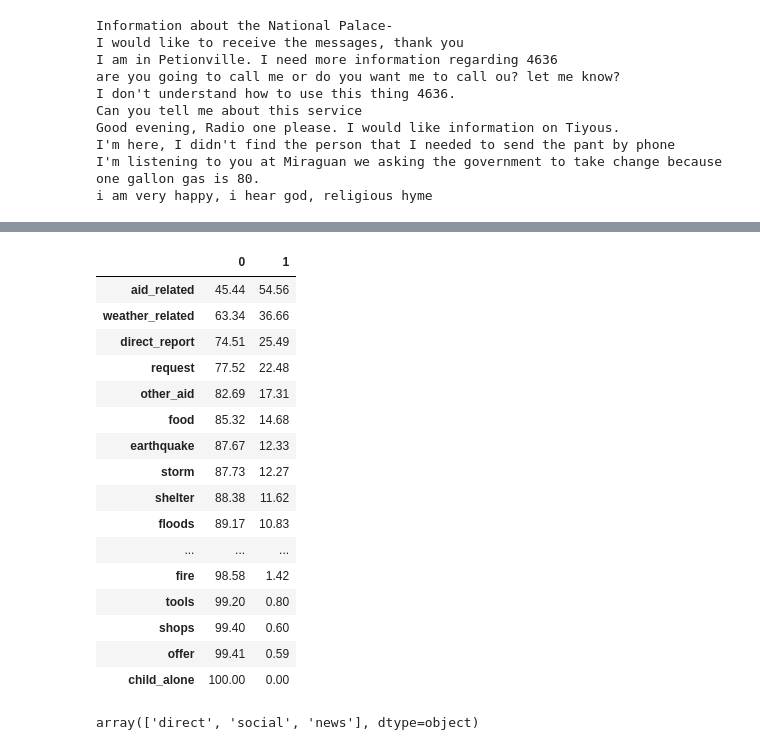
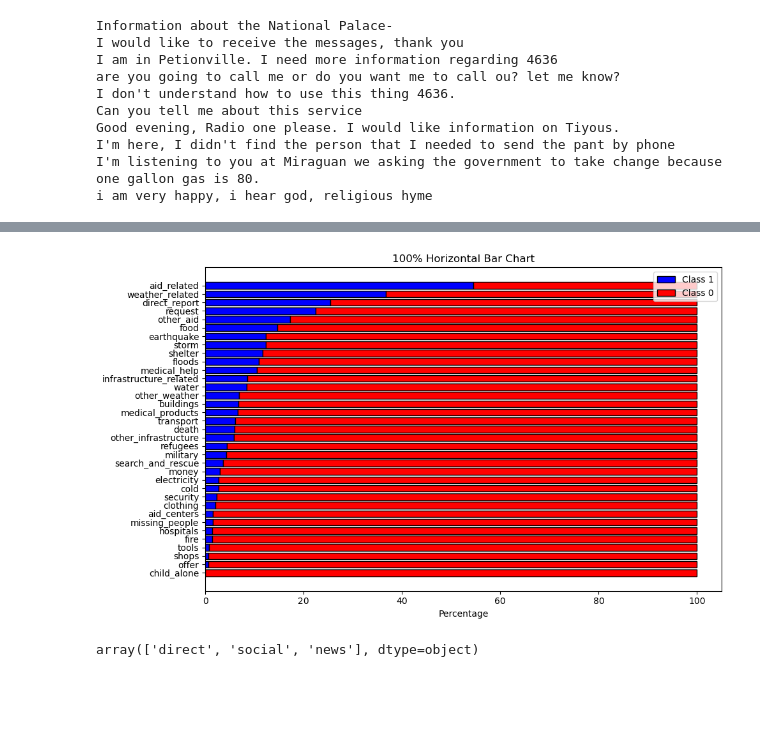
Before and after one commit to danielsbraga/project-disaster-response, a Jupyter notebook: EDA.ipynb, the cells around one changed output, grey strips where cells are left out. Drawn from its saved outputs; the diff is of its cells as text; code cells hidden in the pictures; blank space fills up the shorter version.

Commit message:
New EDA analysis

```diff
--- a/EDA.ipynb
+++ b/EDA.ipynb
@@ -91,27 +110,31 @@ plt.show()
-# %%
-#Analyse related features classification proportion
-count_features_classification = related_messages_features.apply(pd.Series.value_counts).fillna(0).astype(int).T/related_messages_features.shape[0]
-(count_features_classification*100).round(2).sort_values(by=[1],ascending=False)
-#The table shows that the more lines refer to a feature, the greater the chance that it has a balanced relationship between 0 and 1.
-# Therefore, the higher quality the data has for our model
-# %% [output]
-|  | 0 | 1 |
-| aid_related | 45.44 | 54.56 |
-| weather_related | 63.34 | 36.66 |
-| direct_report | 74.51 | 25.49 |
-| request | 77.52 | 22.48 |
-| other_aid | 82.69 | 17.31 |
-| food | 85.32 | 14.68 |
-| earthquake | 87.67 | 12.33 |
-| storm | 87.73 | 12.27 |
-| shelter | 88.38 | 11.62 |
-| floods | 89.17 | 10.83 |
-| ... | ... | ... |
-| fire | 98.58 | 1.42 |
-| tools | 99.20 | 0.80 |
-| shops | 99.40 | 0.60 |
-| offer | 99.41 | 0.59 |
-| child_alone | 100.00 | 0.00 |
+# %%
+# Analysing related features classification proportion
+count_features_classification = related_messages_features.apply(pd.Series.value_counts).fillna(0).astype(int).T / related_messages_features.shape[0]
+count_features_classification = (count_features_classification * 100).round(2).sort_values(by=[0], ascending=False)
+
+# Plotting
+fig, ax = plt.subplots(figsize=(10, 6))
+
+# Plot each row as a horizontal bar chart
+for i, (index, row) in enumerate(count_features_classification.iterrows()):
+    ax.barh(index, row[1], color='blue', edgecolor='black')
+    ax.barh(index, row[0], left=row[1], color='red', edgecolor='black')
+
+# Add labels and title
+ax.set_xlabel('Percentage')
+ax.set_title('100% Horizontal Bar Chart')
+ax.legend(['Class 1', 'Class 0'], loc='upper right')
+
+# Show the plot
+plt.tight_layout()
+plt.show()
+
+# The bar chart illustrates that as the number of lines referring to a feature increases,
+# the likelihood of achieving a balanced distribution between 0 and 1 also increases.
+# This balance indicates higher quality data for our model,
+# suggesting that features with more references tend to provide better predictive performance.
+# %% [output]
+[figure, added]
 # %%
 #What are the unique terms in genre column?
 df.genre.unique()
```
Also changed, not shown: parts of 5 cells of this notebook.
